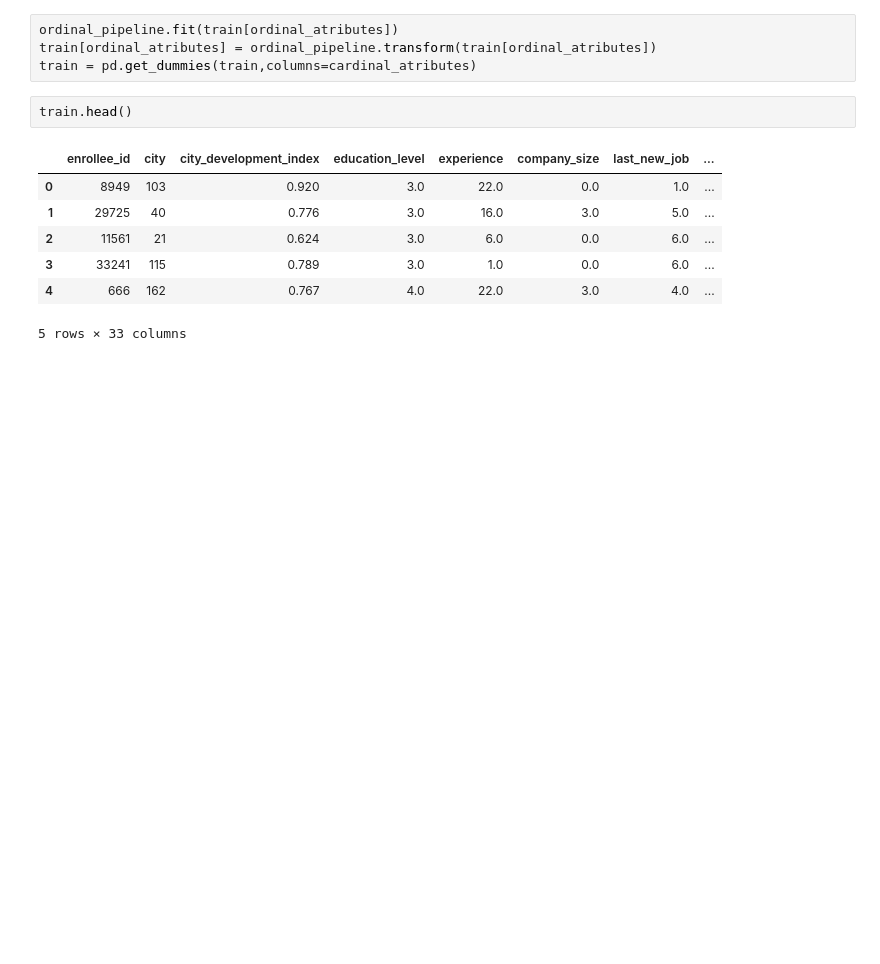
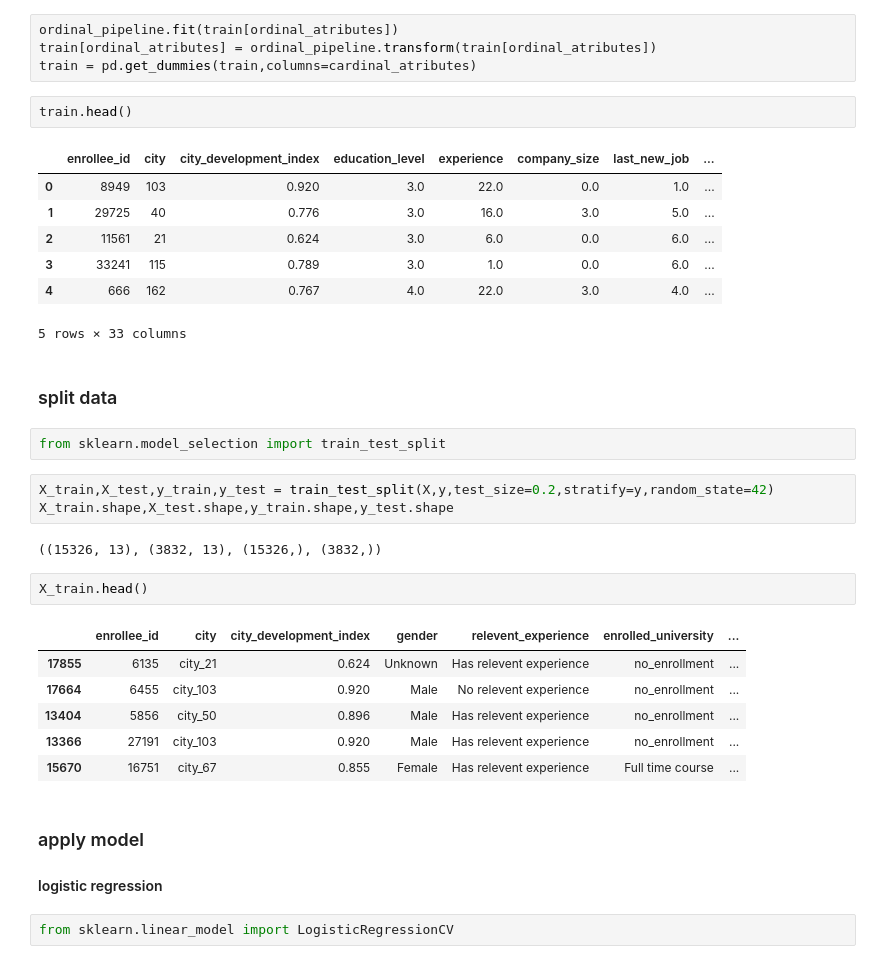
Before and after one commit to clytaemnestra/4iz565_binary_classification, a Jupyter notebook: classification.ipynb, the cells around one changed output. Cells and saved outputs as stored; diff of their text form; blank space fills up the shorter version.

Commit message:
adding split data & logistic regression

```diff
--- a/classification.ipynb
+++ b/classification.ipynb
@@ -256,3 +258,26 @@ train.head()
 | 3 | 33241 | 115 | 0.789 | 3.0 | 1.0 | 0.0 | 6.0 | ... |
 | 4 | 666 | 162 | 0.767 | 4.0 | 22.0 | 3.0 | 4.0 | ... |
 5 rows × 33 columns
+# %% [markdown]
+### split data
+# %%
+from sklearn.model_selection import train_test_split
+# %%
+X_train,X_test,y_train,y_test = train_test_split(X,y,test_size=0.2,stratify=y,random_state=42)
+X_train.shape,X_test.shape,y_train.shape,y_test.shape
+# %% [output]
+((15326, 13), (3832, 13), (15326,), (3832,))
+# %%
+X_train.head()
+# %% [output]
+|  | enrollee_id | city | city_development_index | gender | relevent_experience | enrolled_university | ... |
+| 17855 | 6135 | city_21 | 0.624 | Unknown | Has relevent experience | no_enrollment | ... |
+| 17664 | 6455 | city_103 | 0.920 | Male | No relevent experience | no_enrollment | ... |
+| 13404 | 5856 | city_50 | 0.896 | Male | Has relevent experience | no_enrollment | ... |
+| 13366 | 27191 | city_103 | 0.920 | Male | Has relevent experience | no_enrollment | ... |
+| 15670 | 16751 | city_67 | 0.855 | Female | Has relevent experience | Full time course | ... |
+# %% [markdown]
+### apply model
+#### logistic regression
+# %%
+from sklearn.linear_model import LogisticRegressionCV
```
Also changed, not shown: parts of 6 cells of this notebook.
